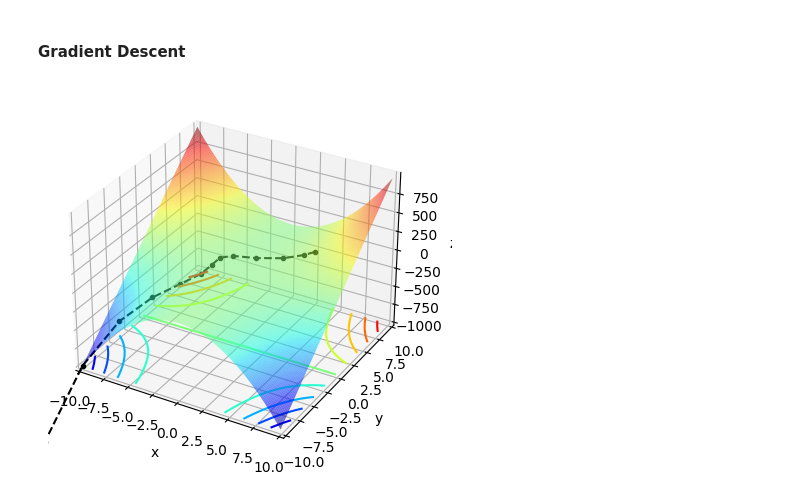
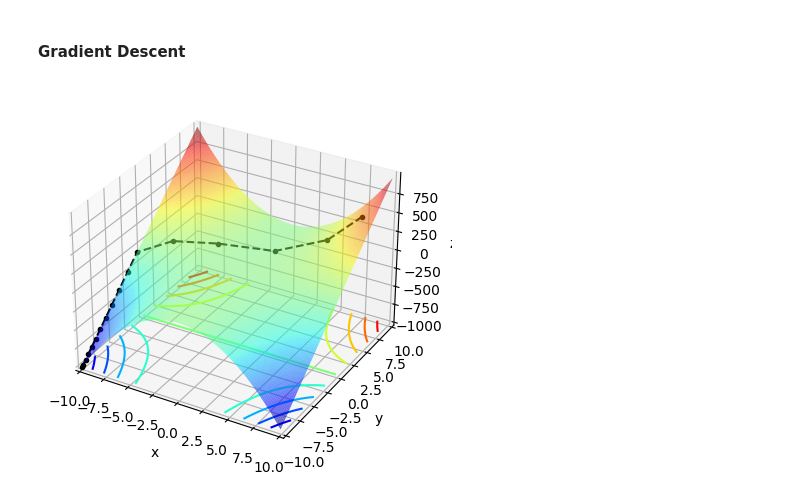
Before and after one commit to ianxdxd/ML-Study, a Jupyter notebook: GradientBasedOptimazation.ipynb, the cells around one changed output. Saved outputs shown, nothing was run; the diff lists cells and outputs as text; code cells hidden in the pictures.

```diff
--- a/GradientBasedOptimazation.ipynb
+++ b/GradientBasedOptimazation.ipynb
@@ -7,13 +7,20 @@ from matplotlib.patches import FancyArrowPatch
 # %% [markdown]
 #### Gradient Descent
 # %%
+class SquareRootScheduler:
+    def __init__(self, lr=0.1):
+        self.lr = lr
+
+    def __call__(self, num_update):
+        return self.lr * pow(num_update + 1.0, -0.5)
+
 def normGrad(v, max_norm=1):
     norm = np.linalg.norm(v)
     if norm > max_norm:
         v = v * max_norm / norm # Scale the vector
     return v
 
-def GradientDescent(x_start, y_start, n_iterations, momentum=0.8, learning_rate=0.1, tol_threshold=1e-6, clip_threshold=10):
+def GradientDescent(x_start, y_start, n_iterations, momentum=0.85, learning_rate=0.3, tol_threshold=1e-6, clip_threshold=10):
 
     '''
     learning rate: control the step size during updates
@@ -30,14 +37,17 @@ def GradientDescent(x_start, y_start, n_iterations, momentum=0.8, learning_rate=
         grad = normGrad(np.array([x_grad, y_grad]), max_norm=10)
         x_grad, y_grad = grad[0], grad[1]
 
+        scheduler = SquareRootScheduler(lr=learning_rate)
+        learning_rate = scheduler(i)
+
         X_change = learning_rate * x_grad + momentum * X_change
         Y_change = learning_rate * y_grad + momentum * Y_change
 
         x = x - X_change
         y = y - Y_change
 
-        # x = np.clip(x, -10, 10)
-        # y = np.clip(y, -10, 10)
+        x = np.clip(x, -10, 10)
+        y = np.clip(y, -10, 10)
 
         # Check for convergence
         # This can help detect if the values are diverging.
@@ -70,27 +80,28 @@ def Fy(x,y):
 # %%
 x = np.arange(-10,10,0.1)
 y = np.arange(-10,10,0.1)
 X,Y = np.meshgrid(x,y) # array of values containing all value pairs (xi, yi)
 Z = f(X,Y)
 
-s_x,s_y = 5,5
+# s_x,s_y = np.random.uniform(-10, 10, size=(1,)), np.random.uniform(-10, 10, size=(1,))
+s_x,s_y = 8,8
 n_iter = 100
 x_path, y_path = GradientDescent(s_x, s_y, n_iter)
 
 fig, ax = plt.subplots(subplot_kw={"projection":"3d"})
 ax.plot_surface(X, Y, Z,
                 cmap="jet", rstride=1, cstride=1, alpha=0.6)
 ax.contour(X, Y, Z, 10,
            offset=np.min(Z), cmap="jet") # offset=min(Z) set the countor on the xy plane
 z_path = f(np.array(x_path), np.array(y_path))
 ax.plot(x_path, y_path, z_path, 'k.--')
 
 ax.set_xlim([-10, 10])
 ax.set_ylim([-10, 10])
 ax.set_zlim([np.min(Z), np.max(Z)])
 ax.set_xlabel('x')
 ax.set_ylabel('y')
 ax.set_zlabel('z')
 plt.show()
 # %% [output]
-[figure, old version]
+[figure, new version]
```
